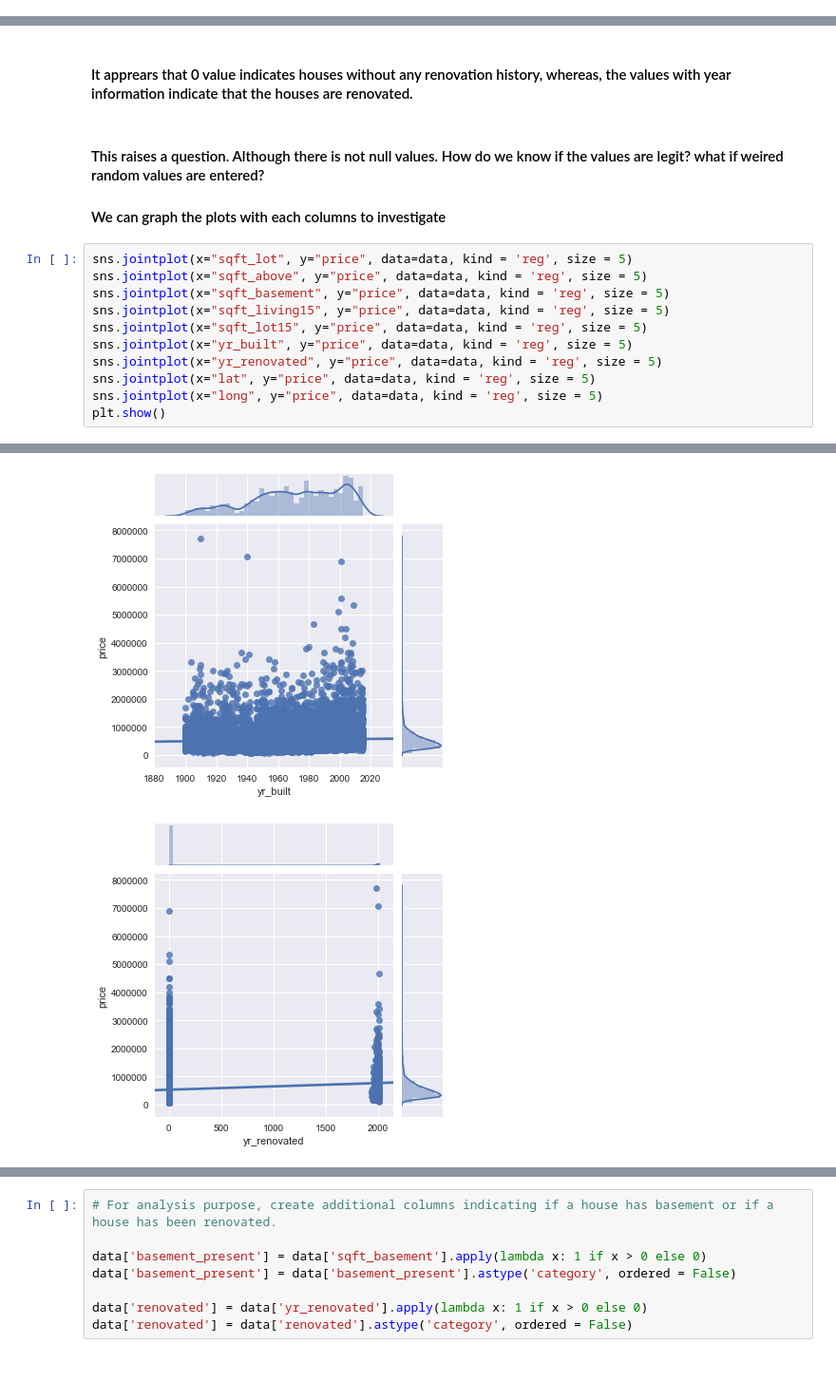
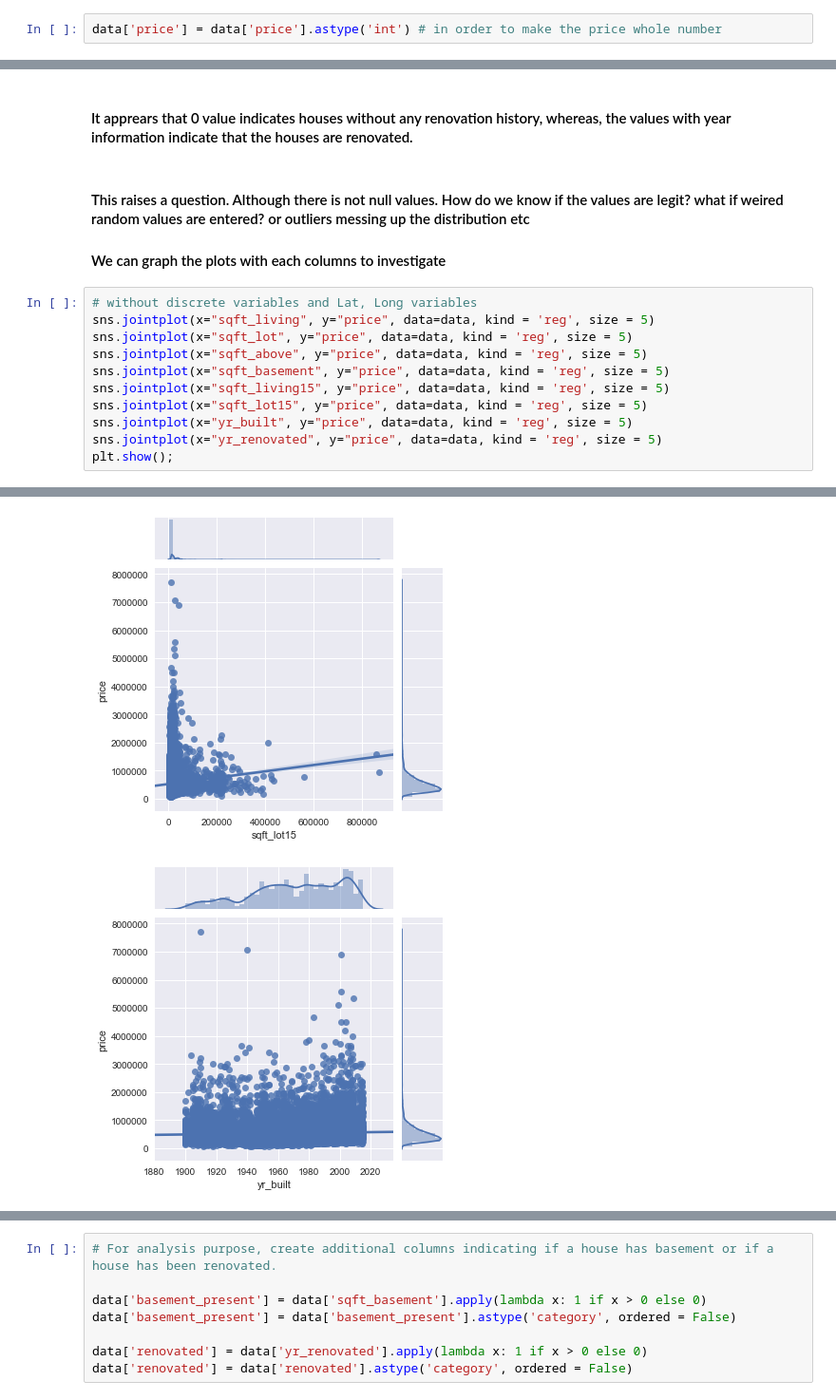
Before and after one commit to joongsukjin/dsc-1-final-project-online-ds-pt-100118, a Jupyter notebook: student.ipynb, the cells around one changed output, grey strips where cells are left out. Shown at 95% size. Cells and saved outputs as stored; diff of their text form; blank space fills up the shorter version.

```diff
--- a/student.ipynb
+++ b/student.ipynb
@@ -157,4 +144,6 @@ data['date'] = data['date'].astype('datetime64[ns]')
 
 
 # yr_renovated can not be converted to int since there are null values. it will be converted to int after removing nulls
+# %%
+data['price'] = data['price'].astype('int') # in order to make the price whole number
 # %% [markdown]
@@ -393,9 +381,11 @@ Name: yr_renovated, Length: 69, dtype: int64
 # %% [markdown]
 #### It apprears that 0 value indicates houses without any renovation history, whereas, the values with year information indicate that the houses are renovated.
 # %% [markdown]
-#### This raises a question. Although there is not null values. How do we know if the values are legit? what if weired random values are entered?
+#### This raises a question. Although there is not null values. How do we know if the values are legit? what if weired random values are entered? or outliers messing up the distribution etc
 #### We can graph the plots with each columns to investigate
 # %%
+# without discrete variables and Lat, Long variables
+sns.jointplot(x="sqft_living", y="price", data=data, kind = 'reg', size = 5)
 sns.jointplot(x="sqft_lot", y="price", data=data, kind = 'reg', size = 5)
 sns.jointplot(x="sqft_above", y="price", data=data, kind = 'reg', size = 5)
 sns.jointplot(x="sqft_basement", y="price", data=data, kind = 'reg', size = 5)
@@ -403,7 +393,5 @@ sns.jointplot(x="sqft_living15", y="price", data=data, kind = 'reg', size = 5)
 sns.jointplot(x="sqft_lot15", y="price", data=data, kind = 'reg', size = 5)
 sns.jointplot(x="yr_built", y="price", data=data, kind = 'reg', size = 5)
 sns.jointplot(x="yr_renovated", y="price", data=data, kind = 'reg', size = 5)
-sns.jointplot(x="lat", y="price", data=data, kind = 'reg', size = 5)
-sns.jointplot(x="long", y="price", data=data, kind = 'reg', size = 5)
-plt.show()
+plt.show();
 # %% [output]
@@ -415,2 +403,2 @@ plt.show()
-[figure, old version]
+[figure, new version]
-[figure, old version]
+[figure, new version]
```
Also changed, not shown: parts of 110 cells of this notebook, 19 other files.
